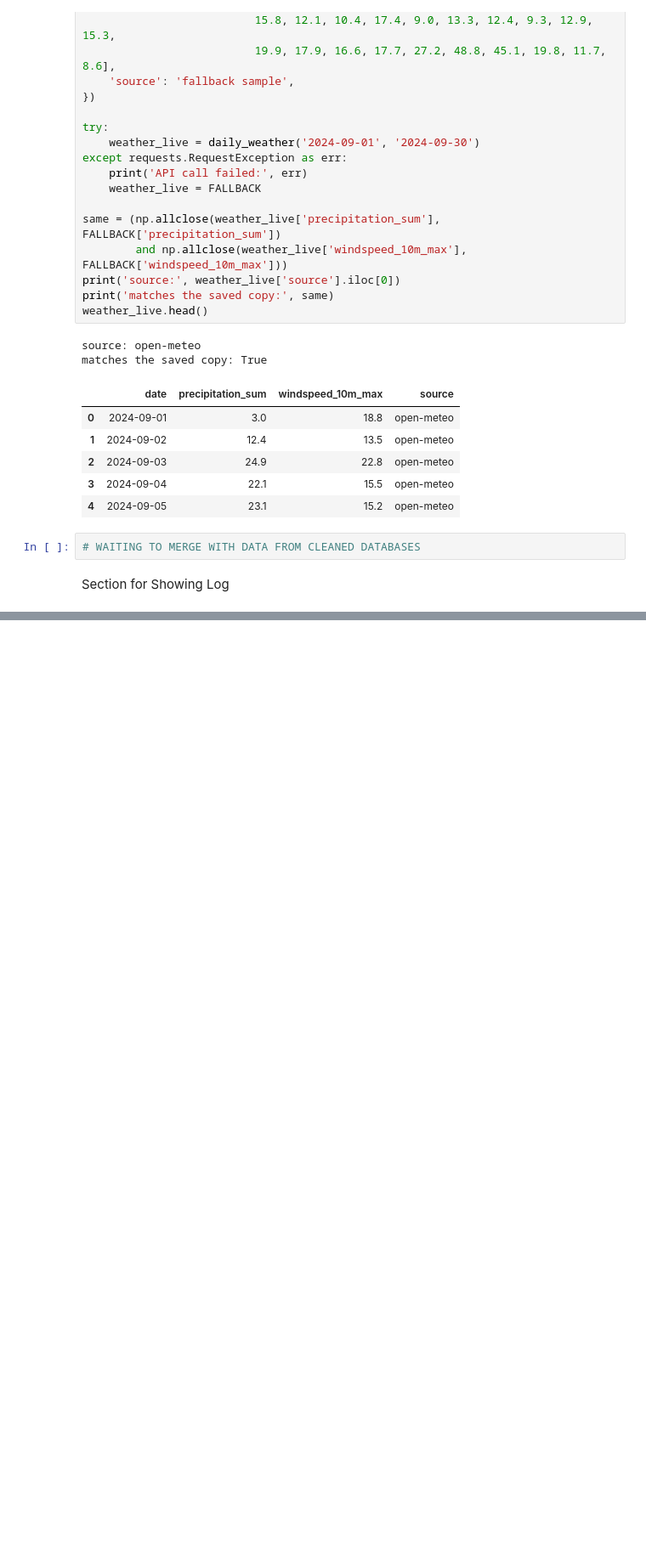
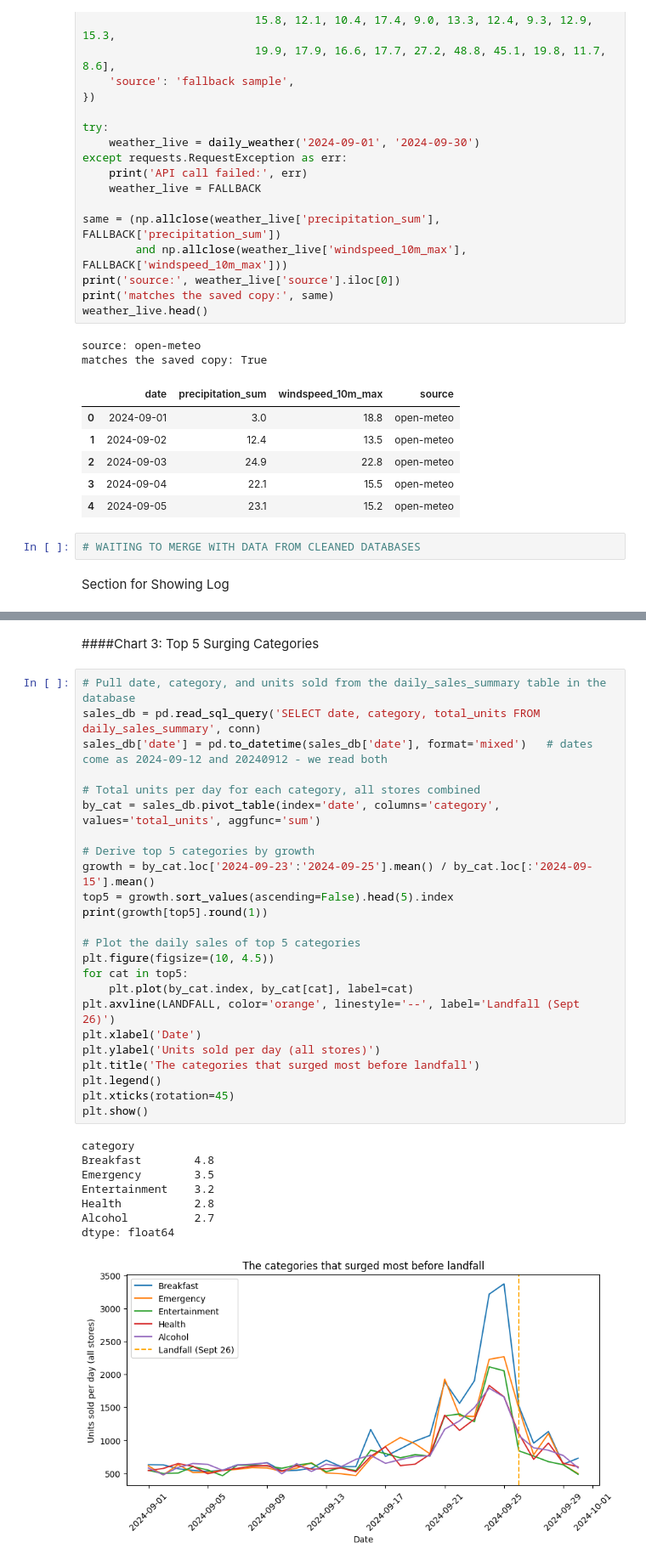
Before and after one commit to elijahschoeniger-cpu/Walmart-Project-1-, a Jupyter notebook: notebooks/team_notebook.ipynb, the cells around one changed output, grey strips where cells are left out. Shown at 85% size. Saved outputs shown, nothing was run; the diff lists cells and outputs as text; blank space fills up the shorter version.

```diff
--- a/notebooks/team_notebook.ipynb
+++ b/notebooks/team_notebook.ipynb
@@ -200,0 +269,35 @@ show_log()
+# %% [markdown]
+####Chart 3: Top 5 Surging Categories
+# %%
+# Pull date, category, and units sold from the daily_sales_summary table in the database
+sales_db = pd.read_sql_query('SELECT date, category, total_units FROM daily_sales_summary', conn)
+sales_db['date'] = pd.to_datetime(sales_db['date'], format='mixed')   # dates come as 2024-09-12 and 20240912 - we read both
+
+# Total units per day for each category, all stores combined
+by_cat = sales_db.pivot_table(index='date', columns='category', values='total_units', aggfunc='sum')
+
+# Derive top 5 categories by growth
+growth = by_cat.loc['2024-09-23':'2024-09-25'].mean() / by_cat.loc[:'2024-09-15'].mean()
+top5 = growth.sort_values(ascending=False).head(5).index
+print(growth[top5].round(1))
+
+# Plot the daily sales of top 5 categories
+plt.figure(figsize=(10, 4.5))
+for cat in top5:
+    plt.plot(by_cat.index, by_cat[cat], label=cat)
+plt.axvline(LANDFALL, color='orange', linestyle='--', label='Landfall (Sept 26)')
+plt.xlabel('Date')
+plt.ylabel('Units sold per day (all stores)')
+plt.title('The categories that surged most before landfall')
+plt.legend()
+plt.xticks(rotation=45)
+plt.show()
+# %% [output]
+category
+Breakfast        4.8
+Emergency        3.5
+Entertainment    3.2
+Health           2.8
+Alcohol          2.7
+dtype: float64
+[figure, added]
```
Also changed, not shown: parts of 9 cells of this notebook.
